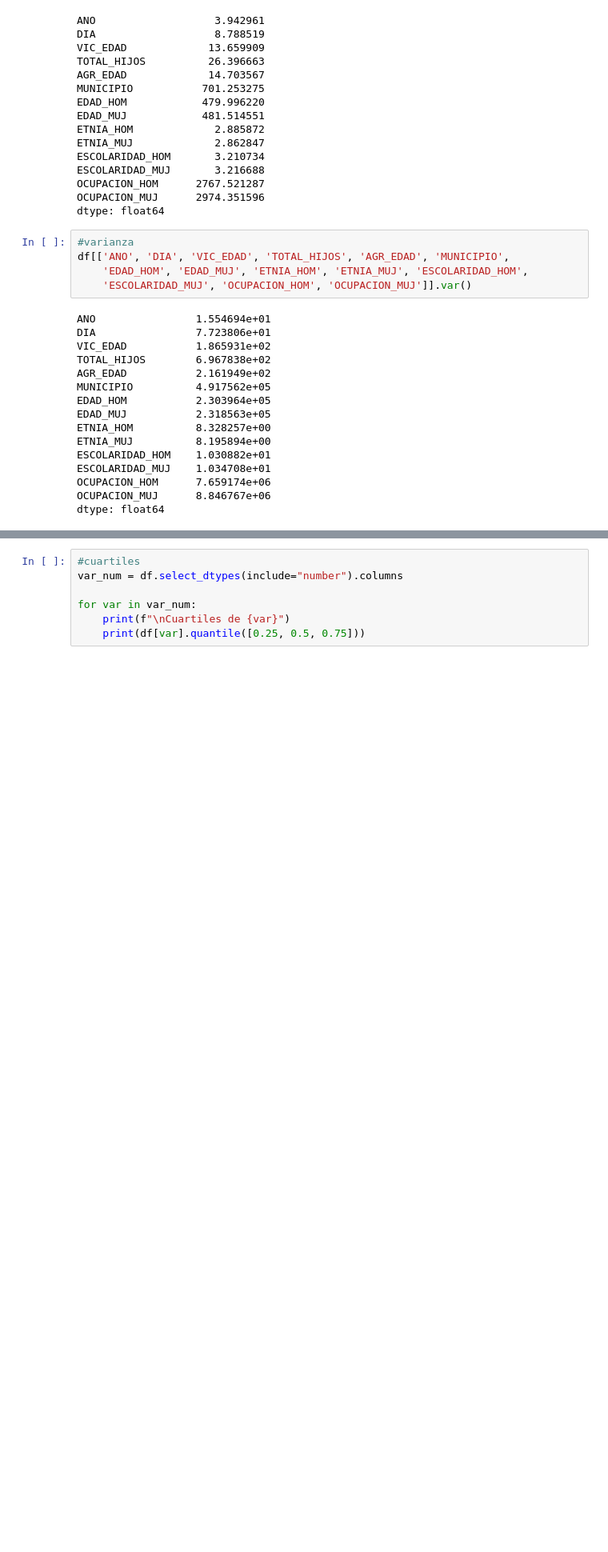
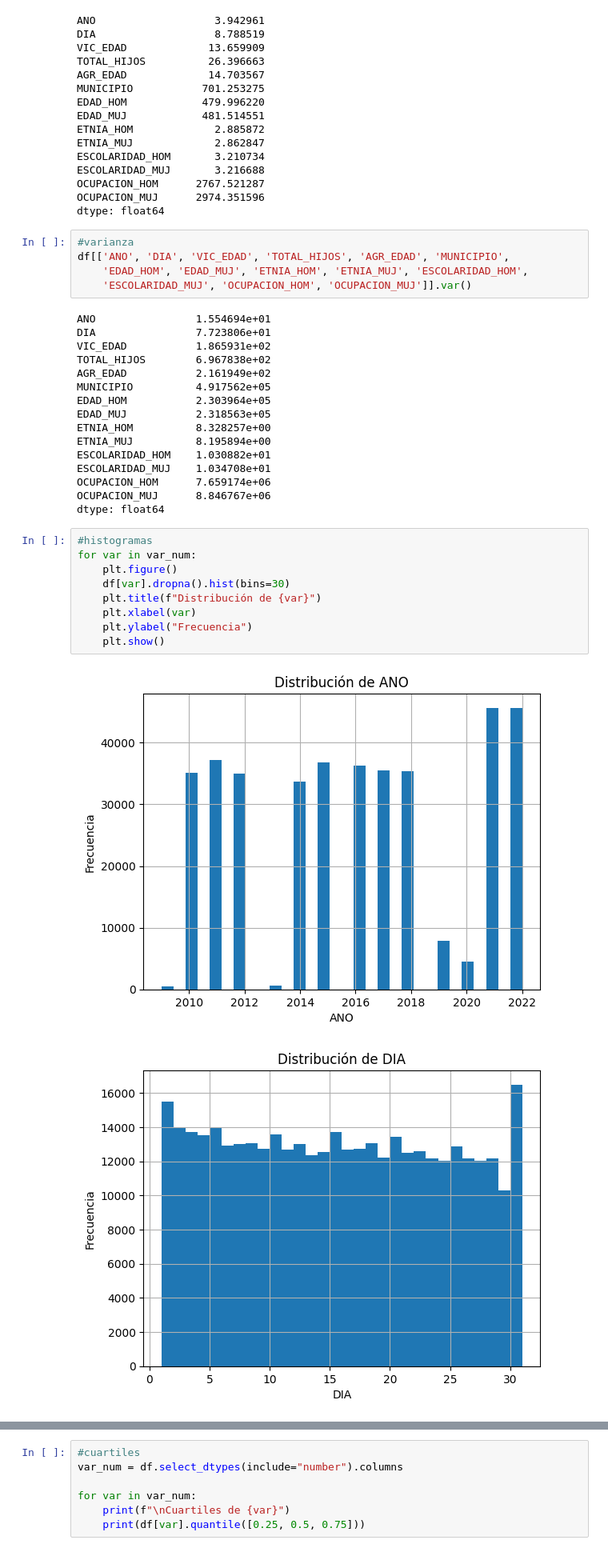
Before and after one commit to ecarcamo/pry1-data-mining, a Jupyter notebook: data/main.ipynb, the cells around one changed output, grey strips where cells are left out. Shown at 80% size. Saved outputs shown, nothing was run; the diff lists cells and outputs as text; blank space fills up the shorter version.

Commit message:
limpieza de edades que hacían falta e histogramas

```diff
--- a/data/main.ipynb
+++ b/data/main.ipynb
@@ -202,3 +202,15 @@ ESCOLARIDAD_MUJ    1.034708e+01
 OCUPACION_HOM      7.659174e+06
 OCUPACION_MUJ      8.846767e+06
 dtype: float64
+# %%
+#histogramas
+for var in var_num:
+    plt.figure()
+    df[var].dropna().hist(bins=30)
+    plt.title(f"Distribución de {var}")
+    plt.xlabel(var)
+    plt.ylabel("Frecuencia")
+    plt.show()
+# %% [output]
+[figure, added]
+[figure, added]
```
Also changed, not shown: parts of 1 cell of this notebook, 1 other file.
